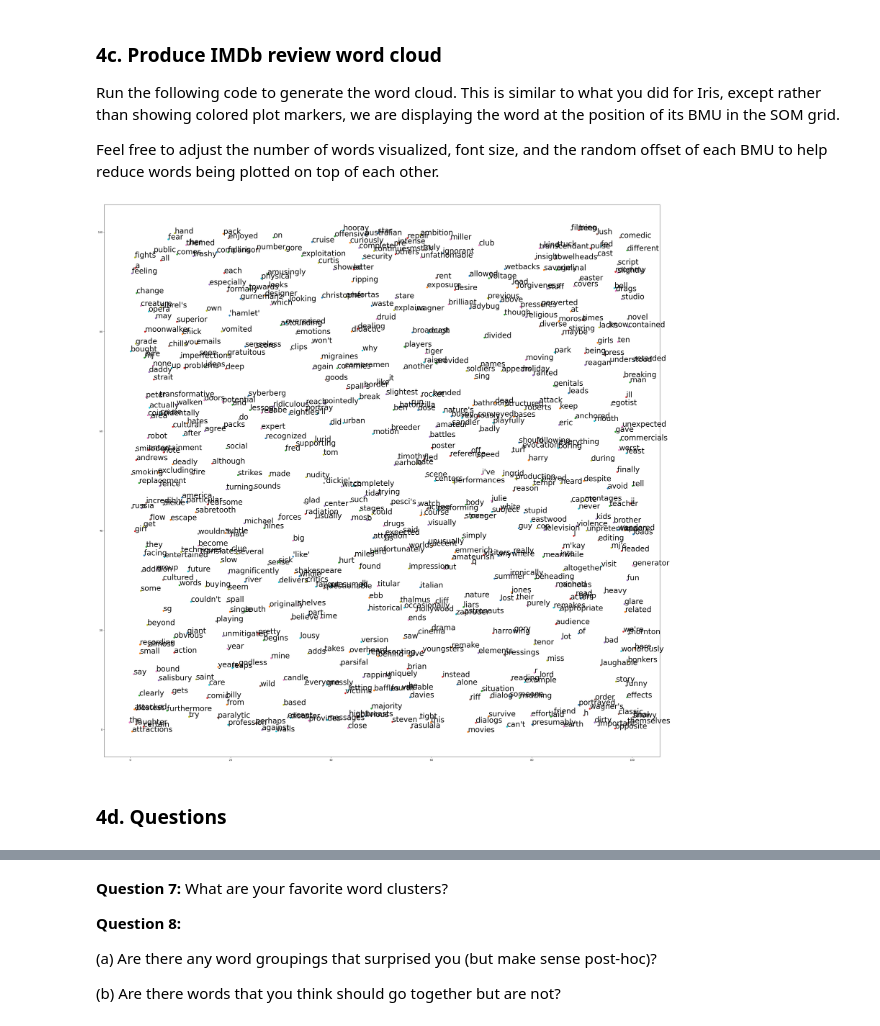
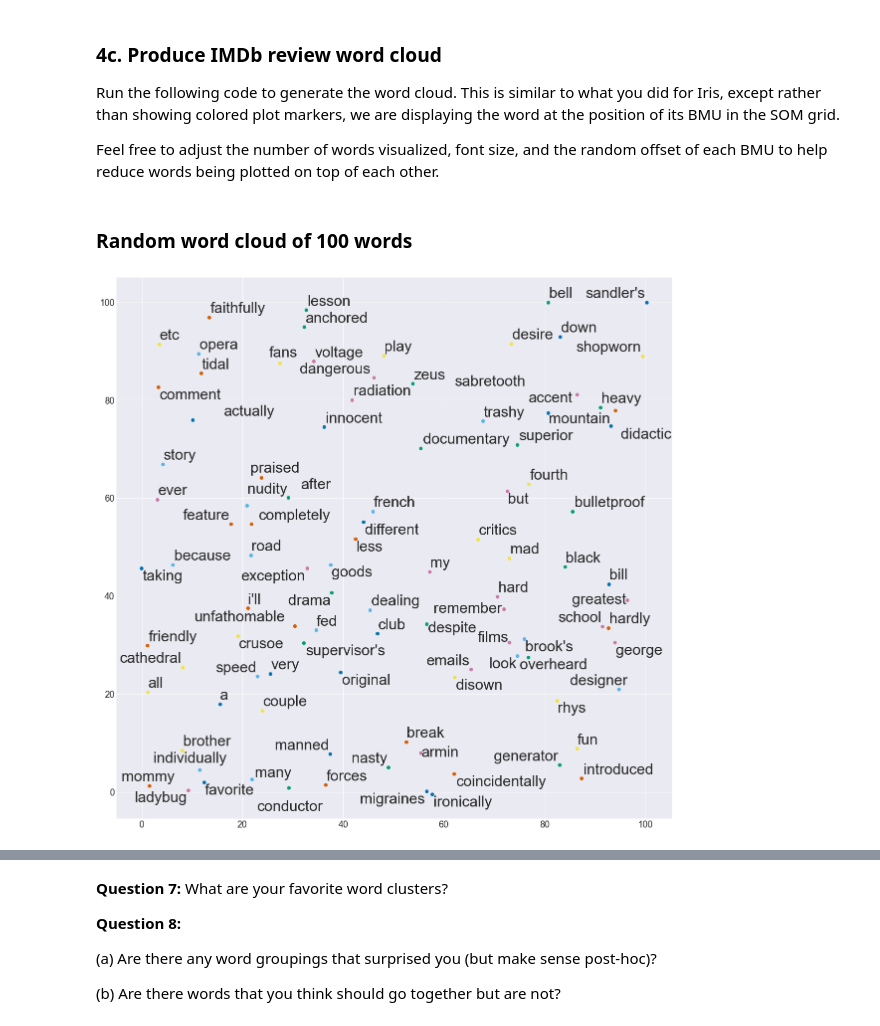
Before and after one commit to mqwen24/CS443_Projects, a Jupyter notebook: p2som/word_cloud.ipynb, the cells around one changed output, grey strips where cells are left out. Saved outputs shown, nothing was run; the diff lists cells and outputs as text; code cells hidden in the pictures.

```diff
--- a/p2som/word_cloud.ipynb
+++ b/p2som/word_cloud.ipynb
@@ -582,8 +522,0 @@ Epoch 49/50, Learning rate: 0.0049%, Sigma: 0.1628%, Error: 0.4200.
-# %%
-x = []
-y = []
-for i in range(data.shape[0]):
-    r, c = imdb_som.get_bmu(data[i])
-    x.append(r)
-    y.append(c)
-u_matrix, dict_neigh = imdb_som.u_matrix()
@@ -593,24 +603,29 @@ u_matrix, dict_neigh = imdb_som.u_matrix()
 Run the following code to generate the word cloud. This is similar to what you did for Iris, except rather than showing colored plot markers, we are displaying the word at the position of its BMU in the SOM grid.
 
 Feel free to adjust the number of words visualized, font size, and the random offset of each BMU to help reduce words being plotted on top of each other.
+# %% [markdown]
+### Random word cloud of 100 words
 # %%
-# np.random.seed(0)
-num_words_to_visualize = 600
+from adjustText import adjust_text
+
+np.random.seed(0)
+
+num_words_to_visualize = 100
 word_inds = np.random.choice(len(word_vectors), size=num_words_to_visualize, replace=False)
 
 jitter = 1
 jitter_xy = np.random.uniform(low=-jitter, high=jitter, size=(num_words_to_visualize, 2))
 
-fig, ax = plt.subplots(figsize=(40, 40))
+fig, ax = plt.subplots(figsize=(20, 20))
+texts = []
 for i, ind in enumerate(word_inds):
     bmu_pos = imdb_som.get_bmu(word_vectors[ind])
     # jitter the placement of words so that they are less likely to plot ontop of each other
     x = bmu_pos[0] + 0.5 + jitter_xy[i, 0]
     y = bmu_pos[1] + 0.5 + jitter_xy[i, 1]
-    ax.scatter(x, y)
-    ax.annotate(str(word_strings[ind]), (x, y), fontsize=30)
+    ax.scatter(x, y, s=40)
+    texts.append(ax.annotate(str(word_strings[ind]), xy=(x, y), fontsize=30))
+adjust_text(texts)
 plt.show()
 # %% [output]
-[figure, old version]
+[figure, new version]
-# %% [markdown]
-### 4d. Questions
```
Also changed, not shown: parts of 39 cells of this notebook, 7 other files.
